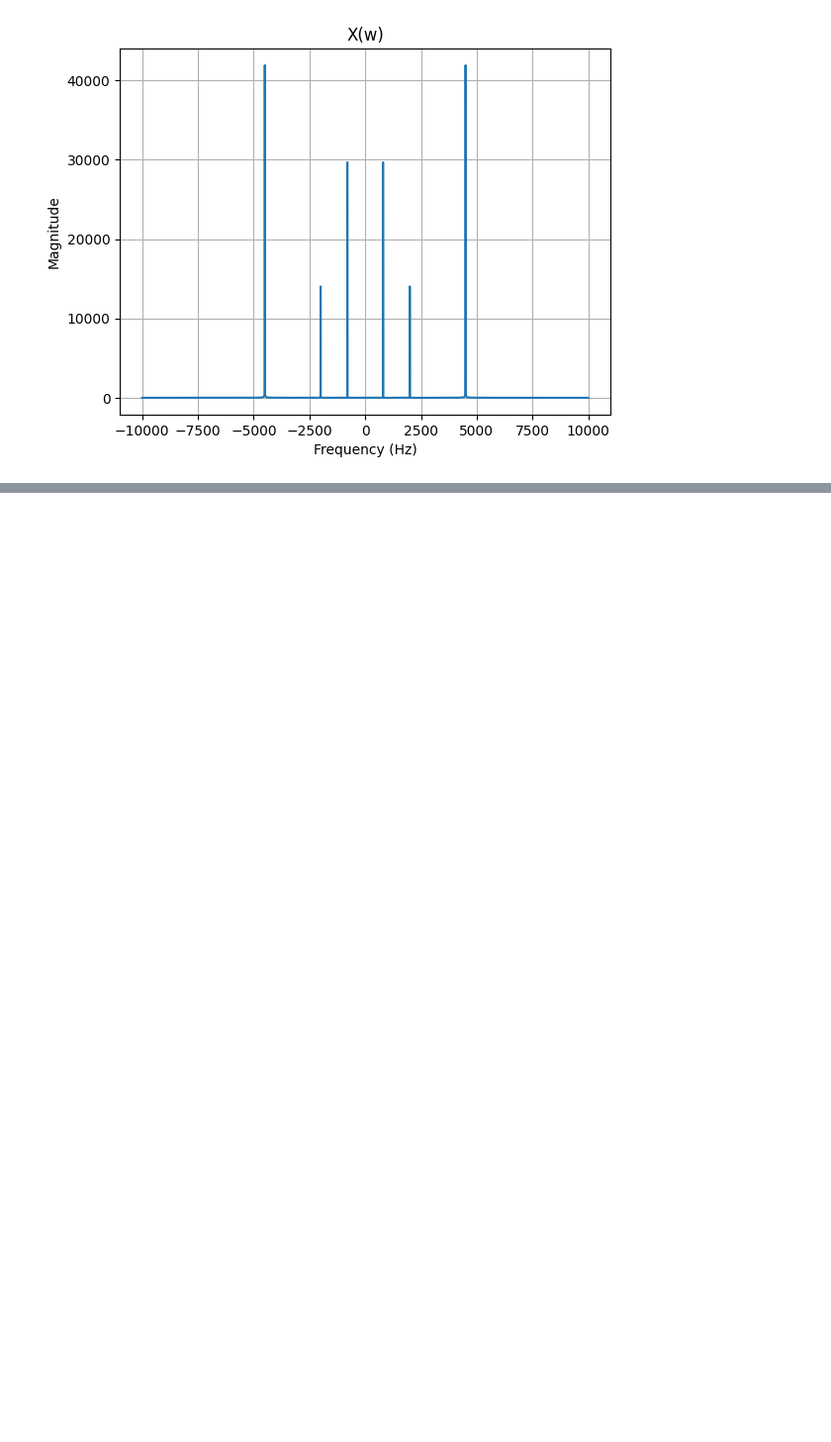
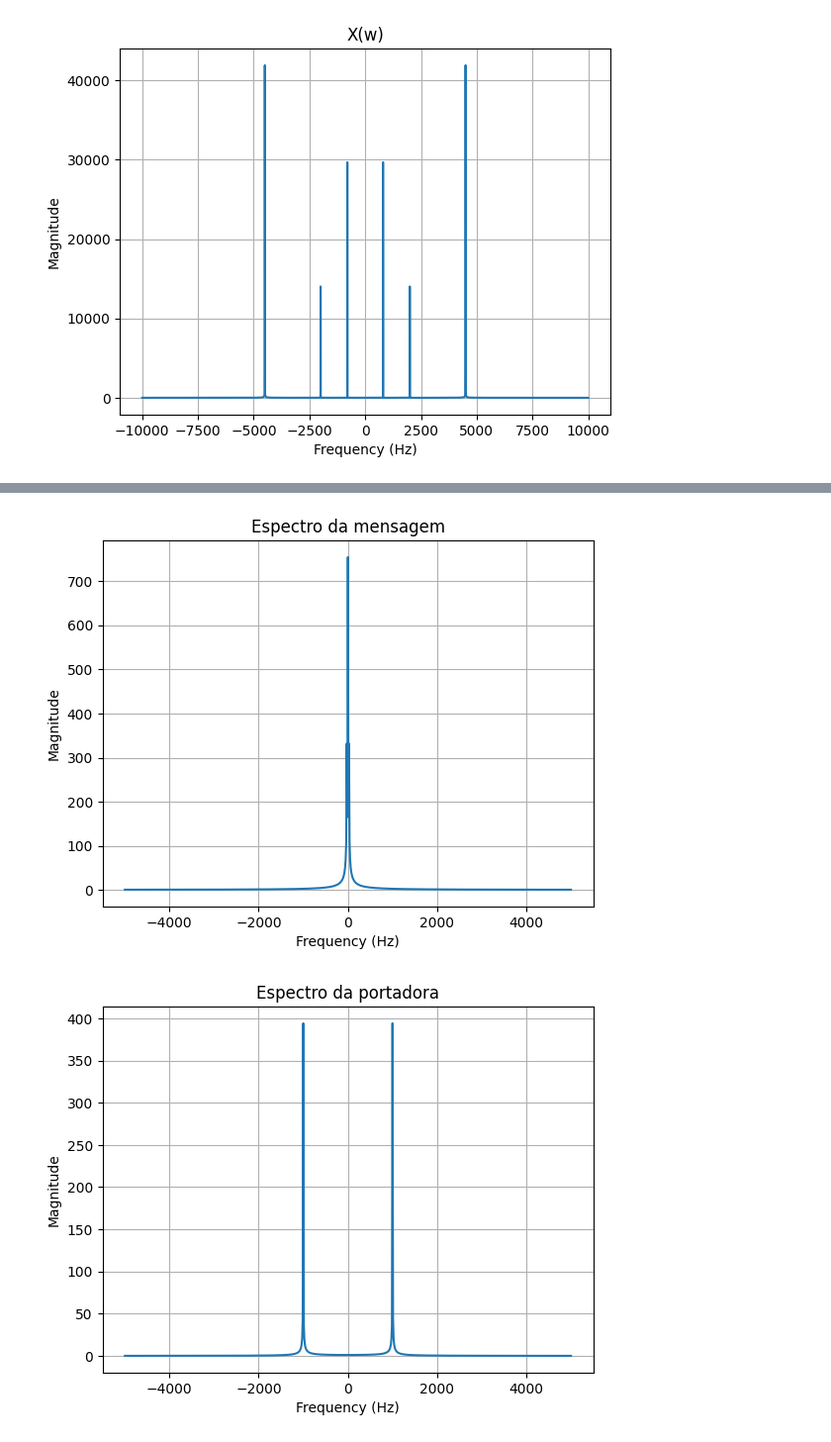
Before and after one commit to andrevale99/STD_DCA0107, a Jupyter notebook: U2/Lista_05/lista_05.ipynb, the cells around one changed output, grey strips where cells are left out. Shown at 99% size. Saved outputs shown, nothing was run; the diff lists cells and outputs as text; code cells hidden in the pictures; blank space fills up the shorter version.

```diff
--- a/U2/Lista_05/lista_05.ipynb
+++ b/U2/Lista_05/lista_05.ipynb
@@ -203,0 +267,24 @@ plotspec(x, Ts, "X(w)")
+# %%
+# Parâmetros de tempo e amostragem
+time = 0.08  # duração do sinal
+Ts = 1 / 10000  # intervalo de amostragem
+t = np.arange(0, time + Ts, Ts)  # vetor de tempo
+lent = len(t)  # comprimento do vetor de tempo
+
+# Definição do portador (carrier)
+fc = 1000
+c = np.cos(2 * np.pi * fc * t)  # portadora na frequência fc
+
+# Definição da mensagem (message)
+fm = 20
+w = 1 + np.cos(2 * np.pi * fm * t)  # mensagem (garantido que seja > -1)
+
+# Modulação com portadora grande
+v = c * w + c  # modulação com portadora grande
+
+plotspec(w, Ts, "Espectro da mensagem")
+plotspec(c, Ts, "Espectro da portadora")
+plotspec(v, Ts, "Espectro do sinal reebido")
+# %% [output]
+[figure, added]
+[figure, added]
```
Also changed, not shown: parts of 28 cells of this notebook.
